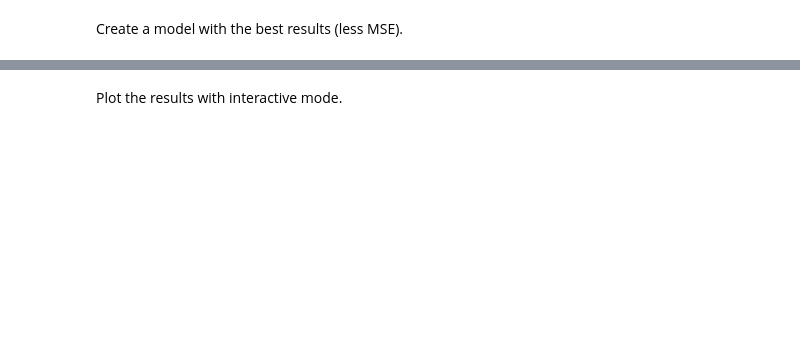
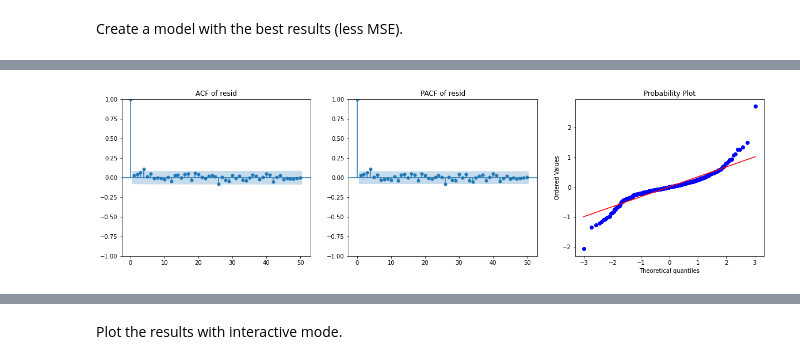
Before and after one commit to CamposCarvalhoC/web-traffic-forecast, a Jupyter notebook: simple_model.ipynb, the cells around one changed output, grey strips where cells are left out. Saved outputs shown, nothing was run; the diff lists cells and outputs as text; code cells hidden in the pictures; blank space fills up the shorter version.

```diff
--- a/simple_model.ipynb
+++ b/simple_model.ipynb
@@ -370,0 +386,10 @@ plot_results(sarima_best_model, series, first_index=series.index[-83],name_model
+# %%
+fig, ax = plt.subplots(ncols=3,figsize=(20,5))
+
+acf_plot = plot_acf(resid, lags=50, title='ACF of resid',ax=ax[0])
+pacf_plot = plot_pacf(resid, lags=50, title='PACF of resid',ax=ax[1])
+stats.probplot(resid, dist="norm", plot=ax[2])
+
+plt.show()
+# %% [output]
+[figure, added]
```
Also changed, not shown: parts of 33 cells of this notebook, 2 other files.
